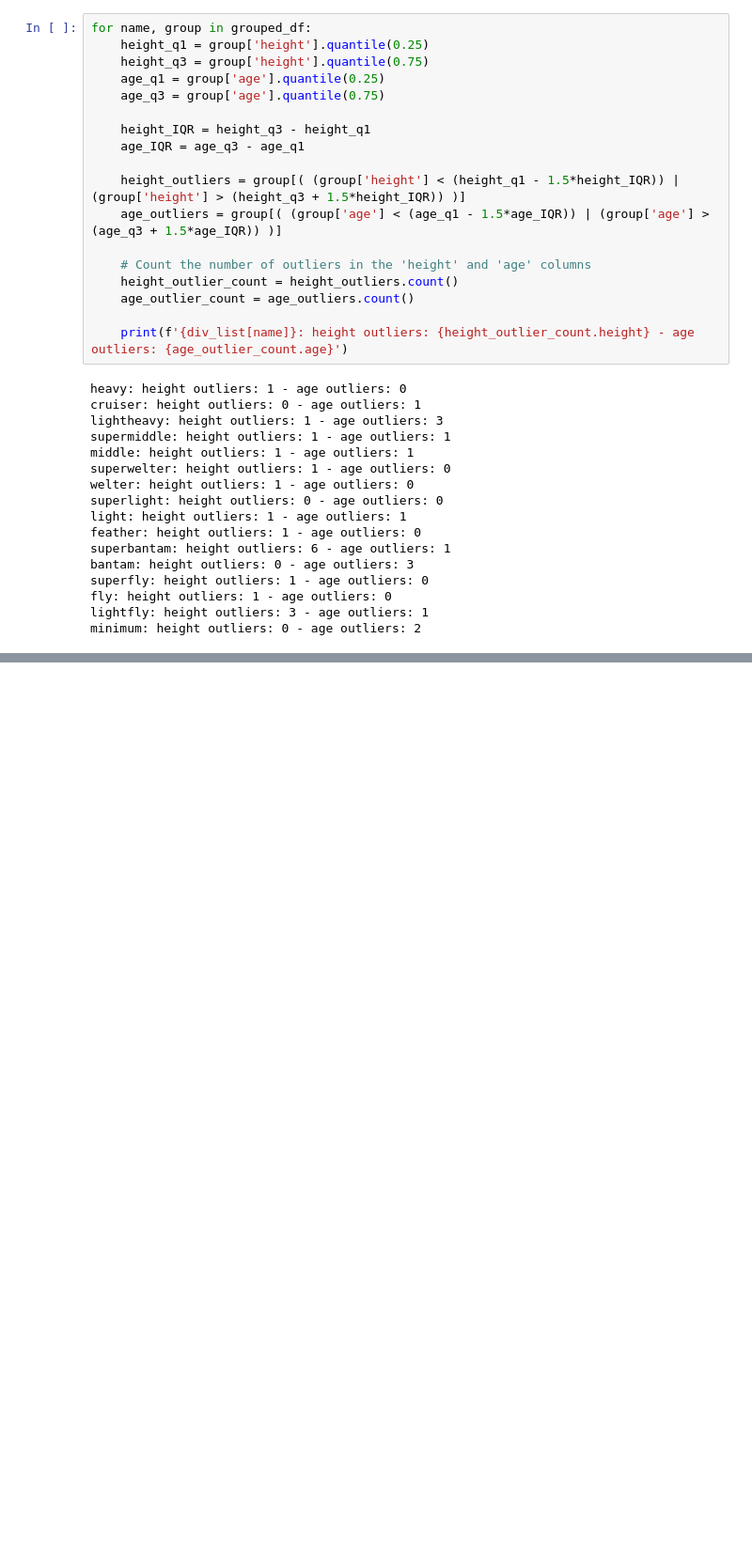
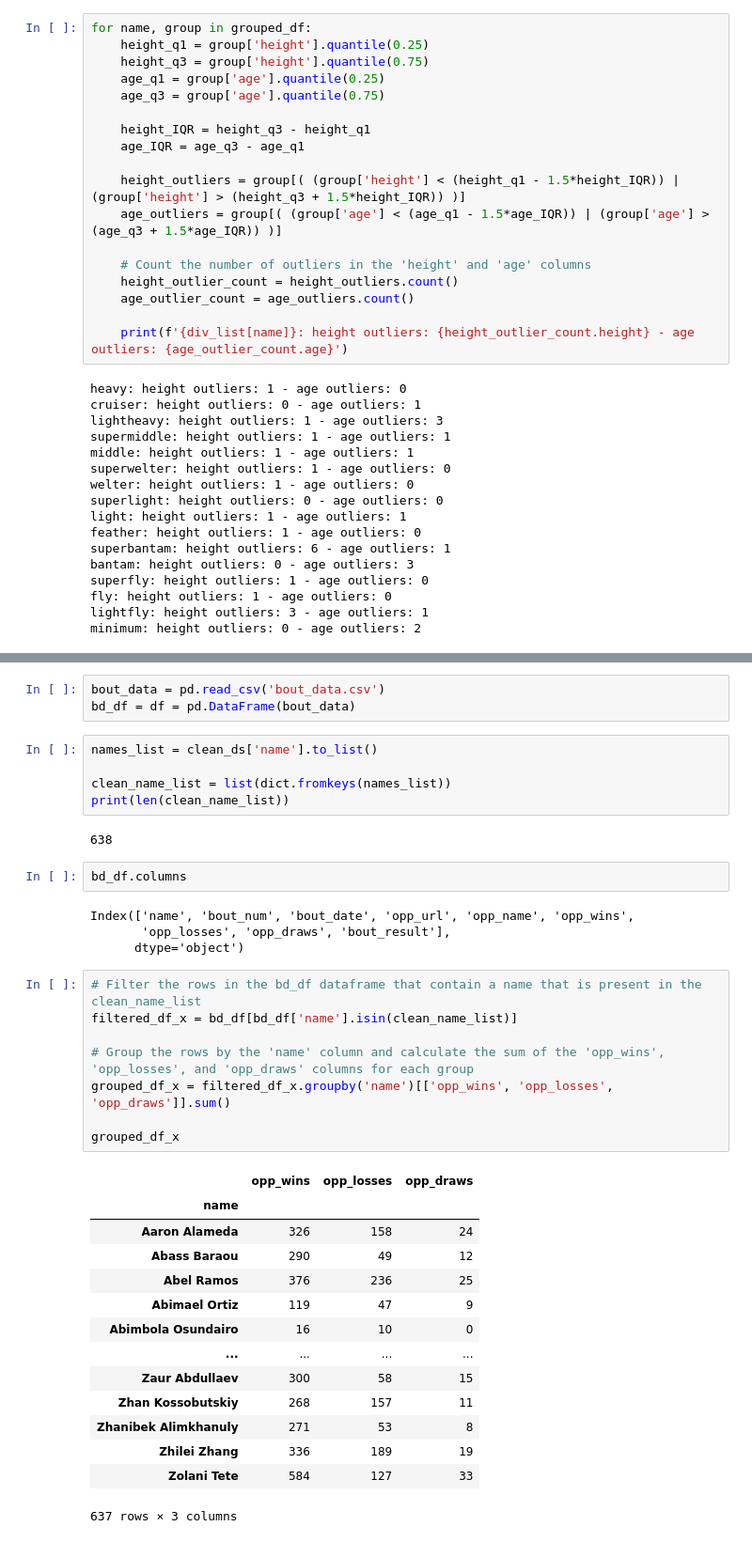
Before and after one commit to smbalf/boxrec-analysis, a Jupyter notebook: main_analysis.ipynb, the cells around one changed output, grey strips where cells are left out. Shown at 94% size. Drawn from its saved outputs; the diff is of its cells as text; blank space fills up the shorter version.

```diff
--- a/main_analysis.ipynb
+++ b/main_analysis.ipynb
@@ -338,0 +347,39 @@ minimum: height outliers: 0 - age outliers: 2
+# %%
+bout_data = pd.read_csv('bout_data.csv')
+bd_df = df = pd.DataFrame(bout_data)
+# %%
+names_list = clean_ds['name'].to_list()
+
+clean_name_list = list(dict.fromkeys(names_list))
+print(len(clean_name_list))
+# %% [output]
+638
+# %%
+bd_df.columns
+# %% [output]
+Index(['name', 'bout_num', 'bout_date', 'opp_url', 'opp_name', 'opp_wins',
+       'opp_losses', 'opp_draws', 'bout_result'],
+      dtype='object')
+# %%
+# Filter the rows in the bd_df dataframe that contain a name that is present in the clean_name_list
+filtered_df_x = bd_df[bd_df['name'].isin(clean_name_list)]
+
+# Group the rows by the 'name' column and calculate the sum of the 'opp_wins', 'opp_losses', and 'opp_draws' columns for each group
+grouped_df_x = filtered_df_x.groupby('name')[['opp_wins', 'opp_losses', 'opp_draws']].sum()
+
+grouped_df_x
+# %% [output]
+|  | opp_wins | opp_losses | opp_draws |
+| name |  |  |  |
+| Aaron Alameda | 326 | 158 | 24 |
+| Abass Baraou | 290 | 49 | 12 |
+| Abel Ramos | 376 | 236 | 25 |
+| Abimael Ortiz | 119 | 47 | 9 |
+| Abimbola Osundairo | 16 | 10 | 0 |
+| ... | ... | ... | ... |
+| Zaur Abdullaev | 300 | 58 | 15 |
+| Zhan Kossobutskiy | 268 | 157 | 11 |
+| Zhanibek Alimkhanuly | 271 | 53 | 8 |
+| Zhilei Zhang | 336 | 189 | 19 |
+| Zolani Tete | 584 | 127 | 33 |
+637 rows × 3 columns
```
Also changed, not shown: parts of 1 cell of this notebook.
